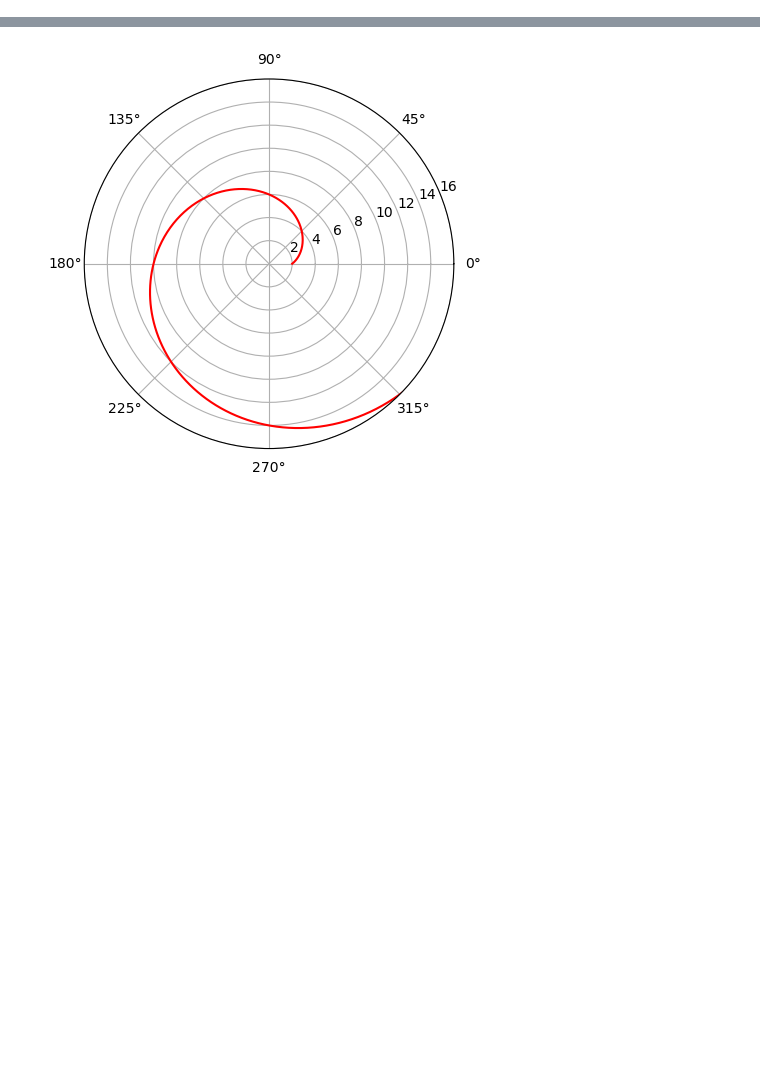
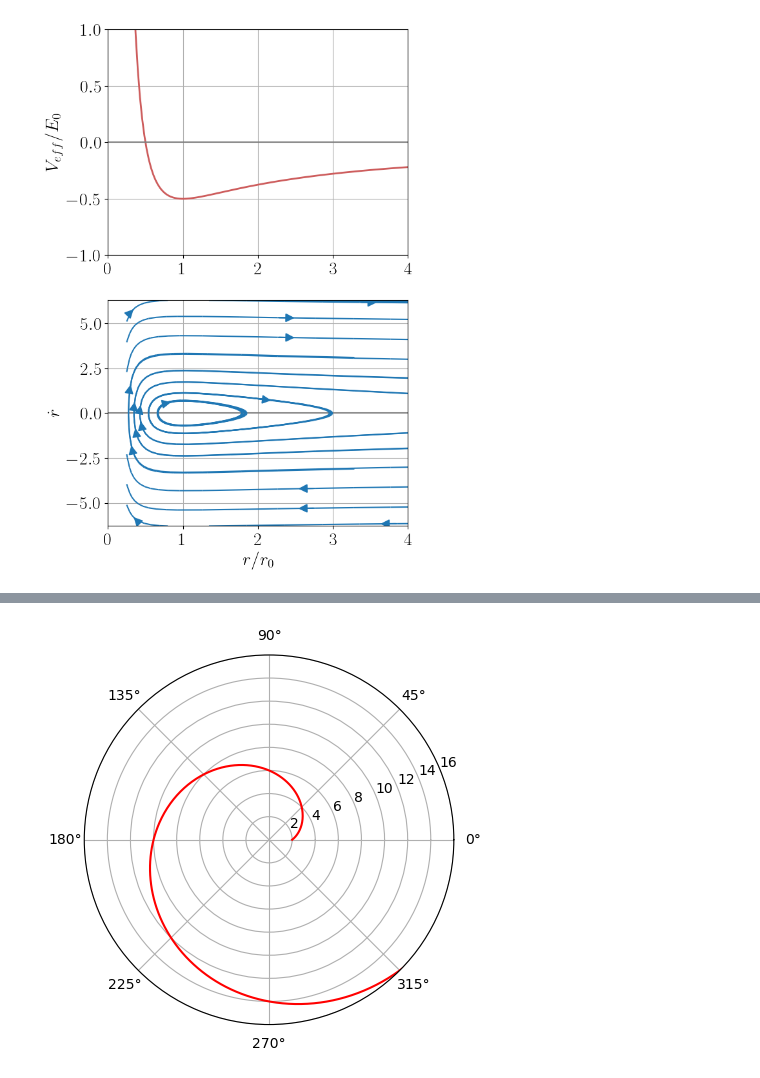
Before and after one commit to rajeshrinet/teaching, a Jupyter notebook: ex5-orbits-centralForce.ipynb, the cells around one changed output, grey strips where cells are left out. Cells and saved outputs as stored; diff of their text form; code cells hidden in the pictures; blank space fills up the shorter version.

```diff
--- a/ex5-orbits-centralForce.ipynb
+++ b/ex5-orbits-centralForce.ipynb
@@ -4,3 +5,27 @@ import matplotlib.pyplot as plt
+# %%
+plt.figure(figsize=(6, 10), dpi=100)
+
+plt.subplot(211)
+xx=4;  x = np.linspace(.25,xx,128);
+
+plt.plot(x, 1/(2*x*x) - 1/x, lw=2, color='indianred')
+plt.axvline(x=0, c="gray", label="x=0"); plt.axhline(y=0, c="gray", label="y=0")
+plt.ylabel(r'$V_{eff}/E_0$');
+plt.grid()
+plt.ylim(-1,1); plt.xlim(0, xx)
+plt.subplot(212)
+Lx, Ly = 2*np.pi, 2*np.pi
+Np =64
+xG, dot_xG = np.meshgrid(np.linspace(0.25, Lx, Np), np.linspace(-Lx, Lx, Np))
+
+ddot_xG = 1/xG**3 - 1/xG
+
+plt.axvline(x=0, c="gray", label="x=0"); plt.axhline(y=0, c="gray", label="y=0")
+plt.streamplot(xG, dot_xG, dot_xG, ddot_xG,density=0.4, broken_streamlines=False, arrowsize=2);
+plt.xlabel(r'$r/r_0$'); plt.ylabel(r'$\dot r$');
+plt.xlim(0, xx); plt.grid()
+# %% [output]
+[figure, added]
 # %%
 N=512
 r = np.linspace(0, 16, N)
```
Also changed, not shown: parts of 2 cells of this notebook, 2 other files.
